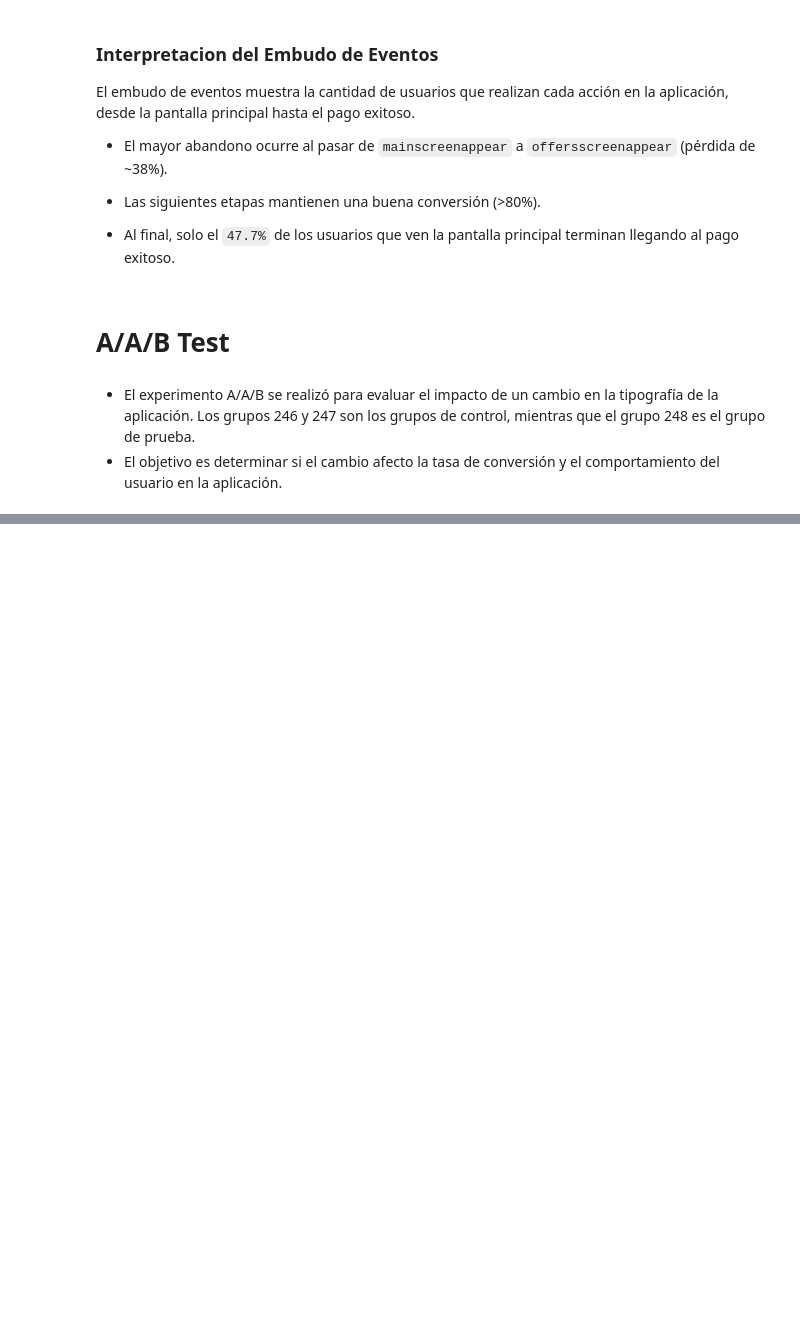
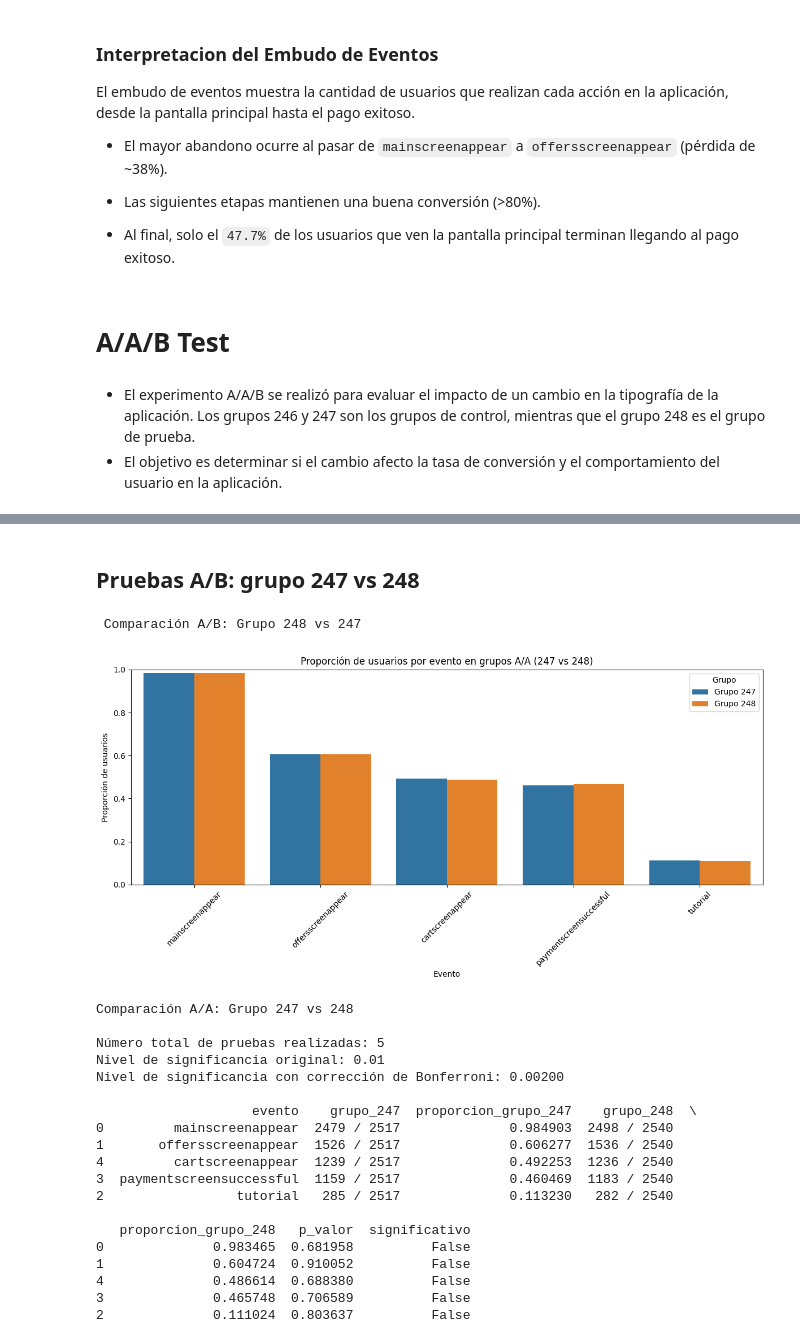
Before and after one commit to DavidRC-Ing/Project-Decisions-A-A-B, a Jupyter notebook: Project_Decisons_AAb_test.ipynb, the cells around one changed output, grey strips where cells are left out. Drawn from its saved outputs; the diff is of its cells as text; code cells hidden in the pictures; blank space fills up the shorter version.

```diff
--- a/Project_Decisons_AAb_test.ipynb
+++ b/Project_Decisons_AAb_test.ipynb
@@ -516,0 +651,28 @@ El embudo de eventos muestra la cantidad de usuarios que realizan cada acción e
+# %% [markdown]
+## Pruebas A/B: grupo 247 vs 248
+# %%
+print("\n Comparación A/B: Grupo 248 vs 247")
+ab_results_1 = run_proportions_test(data_event_cleaned, grupo_1=247, grupo_2=248, alpha=0.01)
+print(ab_results_1)
+# %% [output]
+ Comparación A/B: Grupo 248 vs 247
+[figure, added]
+Comparación A/A: Grupo 247 vs 248
+
+Número total de pruebas realizadas: 5
+Nivel de significancia original: 0.01
+Nivel de significancia con corrección de Bonferroni: 0.00200
+
+                    evento    grupo_247  proporcion_grupo_247    grupo_248  \
+0         mainscreenappear  2479 / 2517              0.984903  2498 / 2540
+1       offersscreenappear  1526 / 2517              0.606277  1536 / 2540
+4         cartscreenappear  1239 / 2517              0.492253  1236 / 2540
+3  paymentscreensuccessful  1159 / 2517              0.460469  1183 / 2540
+2                 tutorial   285 / 2517              0.113230   282 / 2540
+
+   proporcion_grupo_248   p_valor  significativo
+0              0.983465  0.681958          False
+1              0.604724  0.910052          False
+4              0.486614  0.688380          False
+3              0.465748  0.706589          False
+2              0.111024  0.803637          False
```
Also changed, not shown: parts of 12 cells of this notebook.
